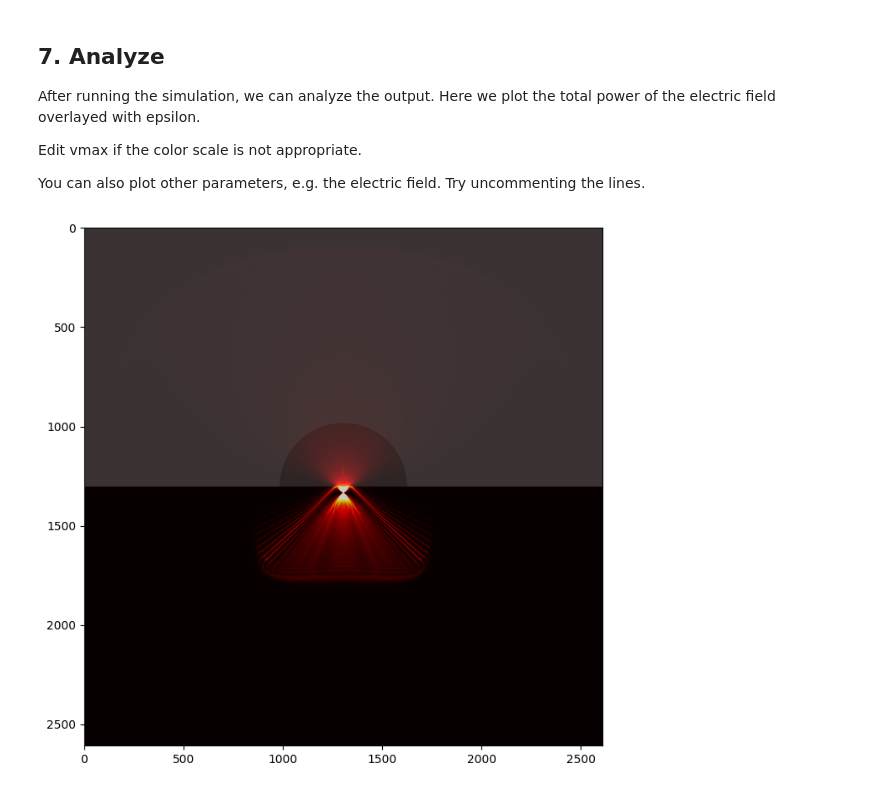
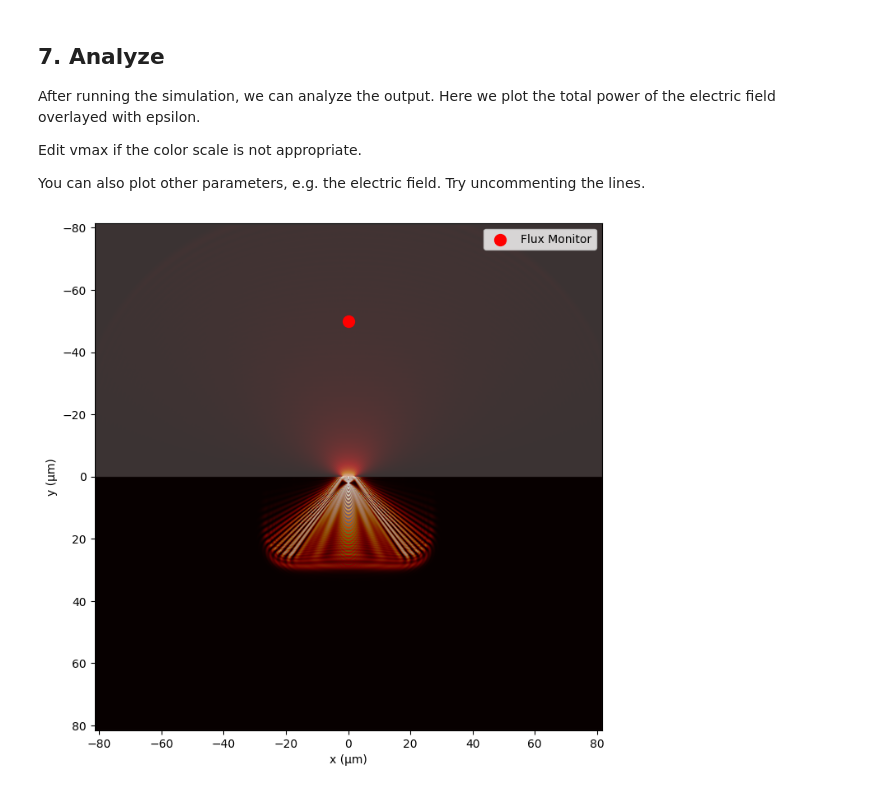
Before and after one commit to Nil-123/Learn, a Jupyter notebook: meep_lens.ipynb, the cells around one changed output. Cells and saved outputs as stored; diff of their text form; code cells hidden in the pictures.

```diff
--- a/meep_lens.ipynb
+++ b/meep_lens.ipynb
@@ -195,5 +195,12 @@ sim = mp.Simulation(cell_size=cell,
                     symmetries=symmetries,
                     boundary_layers=pml_layers,
                     force_complex_fields=False)
+
+# Add a flux monitor **above the substrate**
+flux_y =-50 # (sy/2 - dpml/2) #sy / 2 -dpml -1  # y-position of the flux monitor
+print(f"Flux monitor y {flux_y}")
+flux_monitor = sim.add_flux(fcen, 0, 1,
+                            mp.FluxRegion(center=mp.Vector3(0, flux_y, 0),
+                                          size=mp.Vector3(sx, 0, 0)))
 # %% [output]
 Cell X 163.0 Cell Y 163.0
@@ -201,8 +209,11 @@ Cell X 163.0 Cell Y 163.0
 ## 6. Run the simulation
 Running for a certain amount of timesteps (e.g. 100). You can run this cell multiple times to continoue the simulation. `until` means that that number of step is added to the simulation. The number of timesteps required that the light propagates through the whole cell depends on the size of the cell and the resolution
 # %%
-run_until = 100
+run_until = 500
 sim.run(until=run_until)
+
+flux_no_sil = mp.get_fluxes(flux_monitor)
+print(f"Flux no sil {flux_no_sil}")
 # %% [output]
 -----------
 Initializing structure...
@@ -230,20 +241,33 @@ Edit vmax if the color scale is not appropriate.
 
 You can also plot other parameters, e.g. the electric field. Try uncommenting the lines.
 # %%
+# Define the physical extent of the simulation cell:
+cell = sim.cell_size  # e.g., cell.x and cell.y for 2D
+extent = [-cell.x/2, cell.x/2, -cell.y/2, cell.y/2]
+
 eps_data = sim.get_array(center=mp.Vector3(), size=sim.cell_size, component=mp.Dielectric).transpose()
 efield_data = sim.get_array(center=mp.Vector3(), size=sim.cell_size, component=src_cmpt).transpose()
 tot_pwr = sim.get_tot_pwr().transpose()
 plt.figure(figsize=(10,8))
-plt.imshow(eps_data, interpolation='spline36', cmap='binary')
+plt.imshow(eps_data,extent=extent, origin='lower', interpolation='spline36', cmap='binary')
+plt.xlabel("x (μm)")
+plt.ylabel("y (μm)")
+# Get the flux monitor center (assuming it was defined as a FluxRegion):
+flux_center = flux_monitor.regions[0].center  # mp.Vector3 object
+# Mark the flux monitor with a red dot:
+
 #plt.axis('off')
 #plt.show()
 #plt.figure(figsize=(10,8))
-plt.imshow(tot_pwr, interpolation='spline36', cmap='hot', vmin=0,vmax=.5,alpha=0.8)
+plt.imshow(tot_pwr, extent=extent, origin='lower', interpolation='spline36', cmap='hot', vmin=0,vmax=.1,alpha=0.8)
 #plt.axis('off')
 #plt.show()
 #plt.figure(figsize=(10,8))
 #plt.imshow(efield_data, interpolation='spline36', cmap='RdBu', vmin=-.2,vmax=.2,alpha=0.8)
 #plt.axis('off')
+plt.scatter(flux_center.x, flux_center.y, color='red', marker='o', s=100, label="Flux Monitor")
+plt.gca().invert_yaxis()  # Inverts the y-axis
+plt.legend()
 plt.show()
 # %% [output]
-[figure, old version]
+[figure, new version]
```
Also changed, not shown: parts of 5 cells of this notebook.
